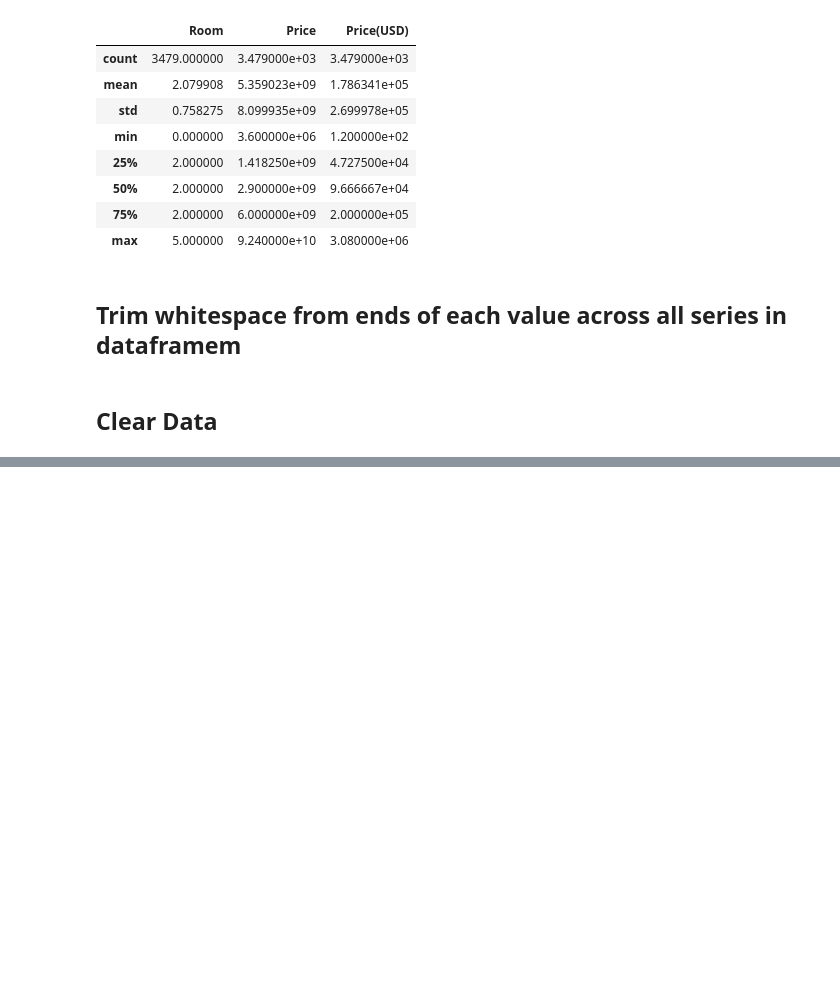
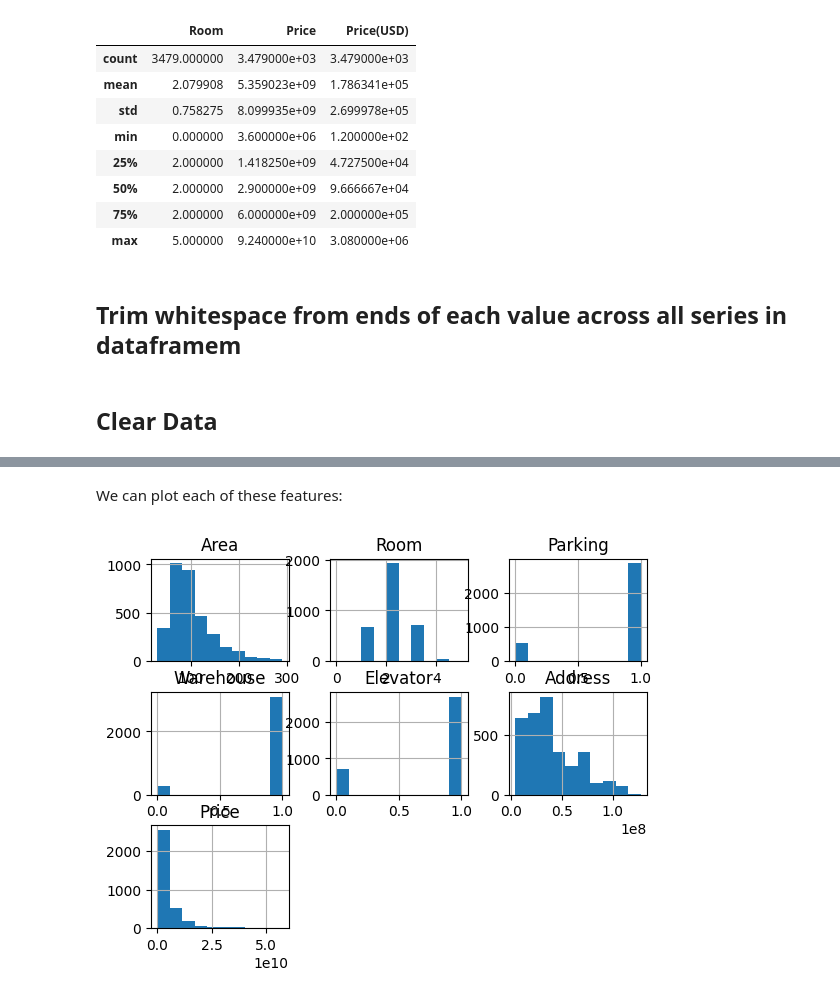
Before and after one commit to suicideland/Maktabkhooneh-Machine-Learning-with-Python, a Jupyter notebook: Season-2/House_Price.ipynb, the cells around one changed output, grey strips where cells are left out. Cells and saved outputs as stored; diff of their text form; code cells hidden in the pictures; blank space fills up the shorter version.

```diff
--- a/Season-2/House_Price.ipynb
+++ b/Season-2/House_Price.ipynb
@@ -65,0 +87,3 @@ df.describe()
+# %%
+cdf = df[['Area', 'Room', 'Parking', 'Warehouse', 'Elevator', 'Address', 'Price']]
+cdf.head(9)
@@ -65,0 +101,8 @@ df.describe()
+# %% [markdown]
+We can plot each of these features:
+# %%
+viz = cdf
+viz.hist()
+plt.show()
+# %% [output]
+[figure, added]
```
Also changed, not shown: parts of 16 cells of this notebook.
